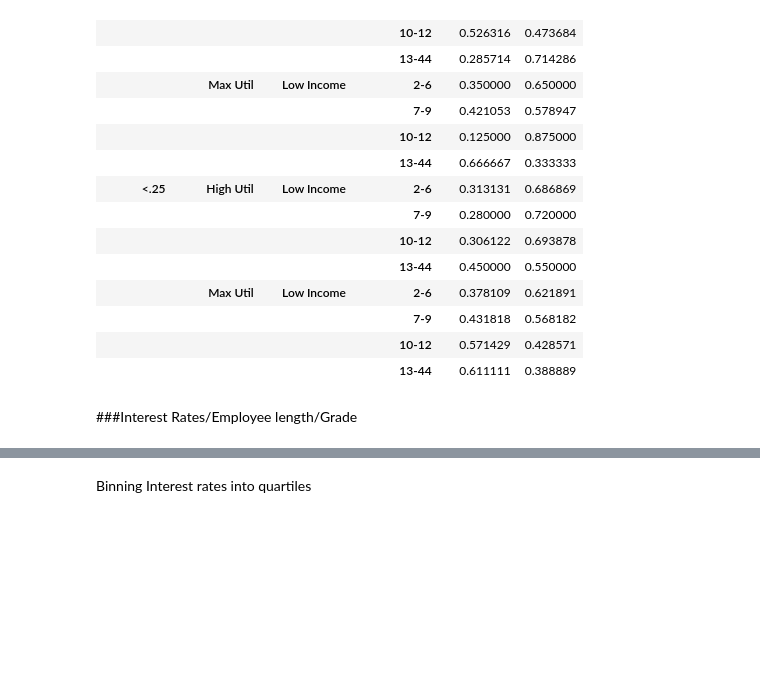
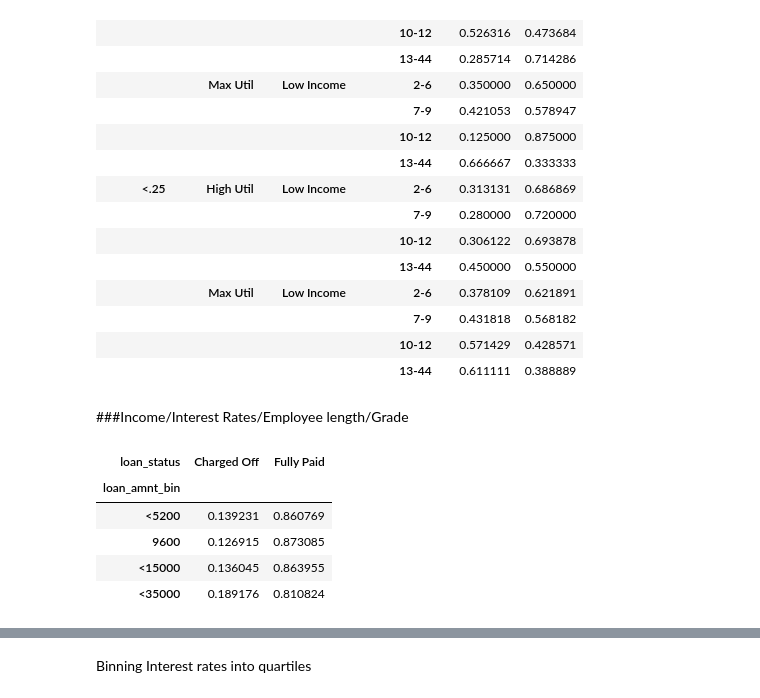
Before and after one commit to karthikmnkrishna/Loan-default-prediction, a Jupyter notebook: Lending_case_Study_combine.ipynb, the cells around one changed output, grey strips where cells are left out. Cells and saved outputs as stored; diff of their text form; code cells hidden in the pictures; blank space fills up the shorter version.

```diff
--- a/Lending_case_Study_combine.ipynb
+++ b/Lending_case_Study_combine.ipynb
@@ -1400,4 +1400,4 @@ pd.crosstab([loans_60.interest_bin , loans_60.Revol_util_bin,
 |  |  |  | 10-12 | 0.571429 | 0.428571 |
 |  |  |  | 13-44 | 0.611111 | 0.388889 |
 # %% [markdown]
-###Interest Rates/Employee length/Grade
+###Income/Interest Rates/Employee length/Grade
@@ -1403,0 +1406,10 @@ pd.crosstab([loans_60.interest_bin , loans_60.Revol_util_bin,
+# %%
+pd.crosstab([loans.loan_amnt_bin ],loans.loan_status,
+            values=loans.loan_amnt,aggfunc='count',normalize= 'index')
+# %% [output]
+| loan_status | Charged Off | Fully Paid |
+| loan_amnt_bin |  |  |
+| <5200 | 0.139231 | 0.860769 |
+| 9600 | 0.126915 | 0.873085 |
+| <15000 | 0.136045 | 0.863955 |
+| <35000 | 0.189176 | 0.810824 |
```
Also changed, not shown: parts of 4 cells of this notebook.
